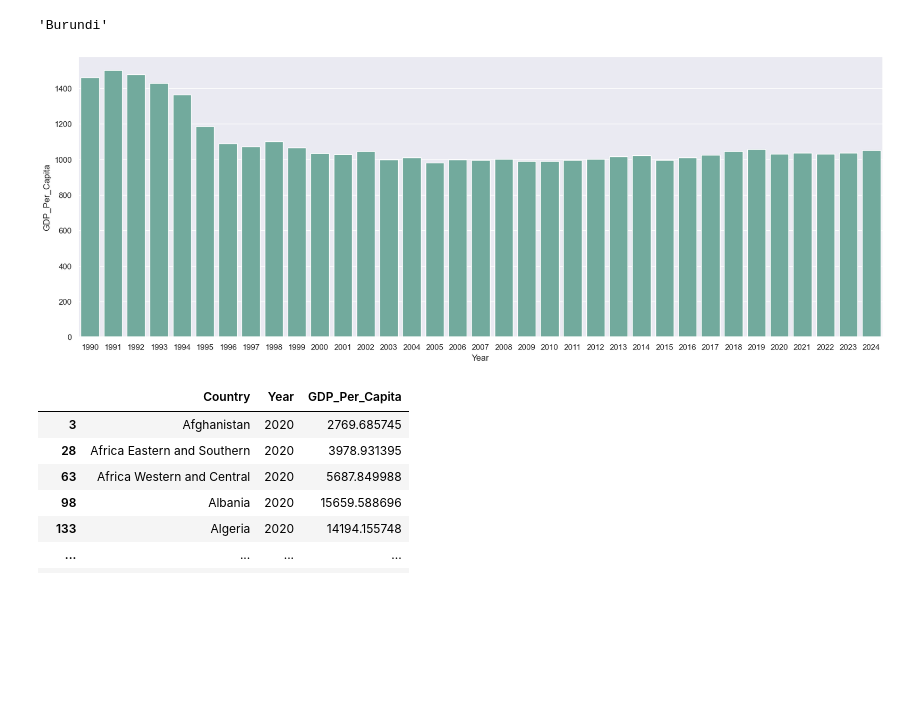
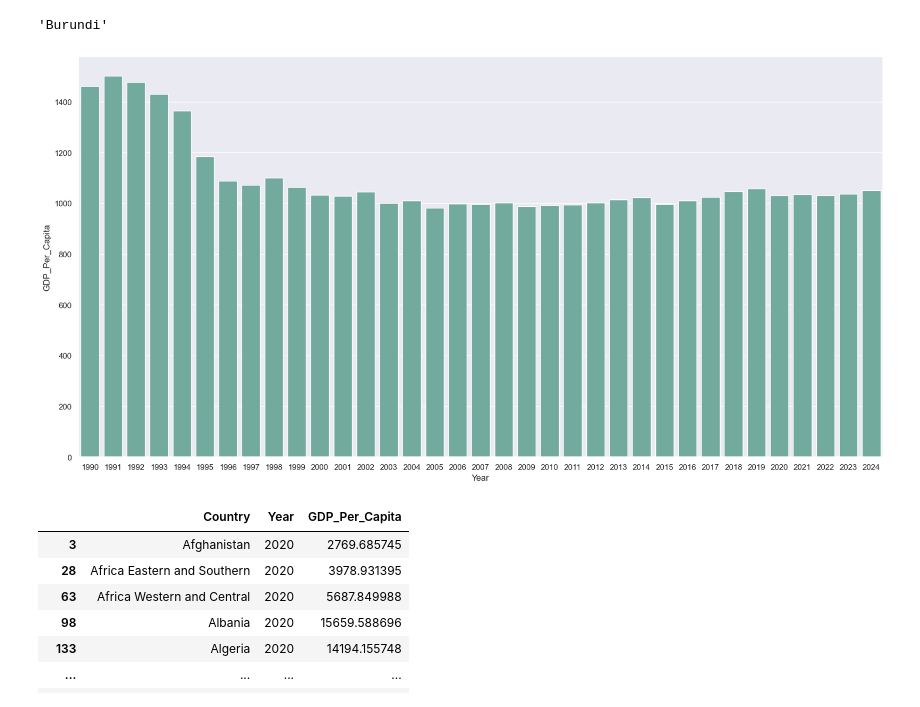
Before and after one commit to NSS-Data-Analytics-Cohort-17/un-datasets-simonmartinengo, a Jupyter notebook: scripts/un_project.ipynb, the cells around one changed output. Drawn from its saved outputs; the diff is of its cells as text; code cells hidden in the pictures; blank space fills up the shorter version.

```diff
--- a/scripts/un_project.ipynb
+++ b/scripts/un_project.ipynb
@@ -263,16 +301,8 @@ sns.boxplot(
 import seaborn as sns
 import matplotlib.pyplot as plt
 
-# set plot style: grey grid in the background:
-sns.set_theme(style="darkgrid")
-
-
 gdp_decades = gdp_df[gdp_df['Year'].isin([1990, 2000, 2010, 2020])]
 
-# Set the figure size
-plt.figure(figsize=(20, 7))
-
-# plot a bar chart
 sns.barplot(
     x="Year",
     y="GDP_Per_Capita",
@@ -287,9 +317,5 @@ plt.ticklabel_format(style='plain', axis='y');
 # %%
-sns.set_theme(style="darkgrid")
-
 gdp_decades = gdp_df[gdp_df['Year'].isin([1990, 2000, 2010, 2020])]
-
-plt.figure(figsize=(12, 8))
 
 sns.regplot(
     x= "Year",
@@ -306,9 +332,5 @@ plt.show()
 # %%
-sns.set_theme(style="darkgrid")
-
 gdp_decades = gdp_df[gdp_df['Year'].isin([1990, 2000, 2010, 2020])]
-
-plt.figure(figsize=(12, 8))
 
 sns.scatterplot(
     x="Year",
@@ -319,7 +341,5 @@ sns.scatterplot(
     s=100
 )
 
-plt.ticklabel_format(style='plain', axis='y')
-
 plt.show()
 # %% [output]
@@ -395,13 +430,9 @@ Luxembourg_GDP
 import seaborn as sns
 import matplotlib.pyplot as plt
 
-# set plot style: grey grid in the background:
-sns.set_theme(style="darkgrid")
-
 Luxembourg_GDP = gdp_df.loc[gdp_df["Country"] == "Luxembourg"]
 
-# Set the figure size
-plt.figure(figsize=(20, 7))
+plt.figure(figsize=(25, 10))
 
 # plot a bar chart
 sns.barplot(
@@ -435,27 +466,24 @@ lowest_gdp_country
 # %%
 import seaborn as sns
 import matplotlib.pyplot as plt
 
-# set plot style: grey grid in the background:
-sns.set_theme(style="darkgrid")
-
 lowest_gdp_country = gdp_df.loc[gdp_df["Country"] == "Burundi"]
 
 # Set the figure size
-plt.figure(figsize=(20, 7))
+plt.figure(figsize=(20, 10))
 
 # plot a bar chart
 sns.barplot(
     x="Year",
     y="GDP_Per_Capita",
     data=lowest_gdp_country,
     estimator=sum,
     errorbar=None,
     color='#69b3a2')
 
 plt.ticklabel_format(style='plain', axis='y');
 # %% [output]
-[figure, old version]
+[figure, new version]
 # %%
 ##**Bonus:** Is it true in general that countries had a higher GDP per capita in 2020 than in 1990? Which countries had lower GDP per capita in 2020 than in 1990?
 # %%
```
Also changed, not shown: parts of 39 cells of this notebook.
